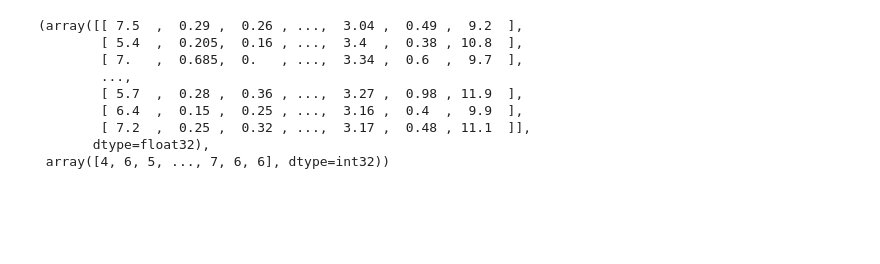
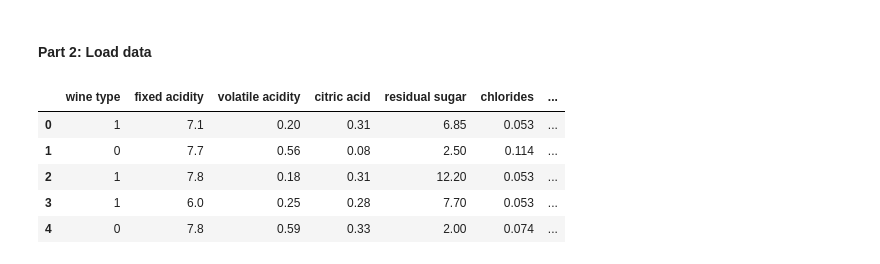
Before and after one commit to borisshapa/wine-quality-secrets, a Jupyter notebook: notebooks/classification-on-wine-quality-dataset.ipynb, the cells around one changed output. Drawn from its saved outputs; the diff is of its cells as text; code cells hidden in the pictures; blank space fills up the shorter version.

```diff
--- a/notebooks/classification-on-wine-quality-dataset.ipynb
+++ b/notebooks/classification-on-wine-quality-dataset.ipynb
@@ -11,25 +48,0 @@ SEED = 21
-# %%
-INT_VALUES = ["free sulfur dioxide", "total sulfur dioxide", "quality"]
-FLOAT_VALUES = ["fixed acidity", "volatile acidity", "citric acid", "residual sugar", "chlorides", "density", "pH", "sulphates", "alcohol"]
-
-def read_data(file_name: str) -> tuple[npt.NDArray[npt.NDArray[np.float32]], npt.NDArray[np.int32]]:
-    data = []
-    labels = []
-
-    with open(TRAIN_DATA, "r", encoding="utf-8") as f:
-        csv_reader = csv.reader(f, delimiter=";")
-        next(csv_reader)
-        for line in csv_reader:
-            labels.append(np.int32(line[-1]))
-            data.append(np.asarray(line[:-1], dtype=np.float32))
-    return np.asarray(data), np.asarray(labels)
-# %% [output]
-(array([[ 7.5  ,  0.29 ,  0.26 , ...,  3.04 ,  0.49 ,  9.2  ],
-        [ 5.4  ,  0.205,  0.16 , ...,  3.4  ,  0.38 , 10.8  ],
-        [ 7.   ,  0.685,  0.   , ...,  3.34 ,  0.6  ,  9.7  ],
-        ...,
-        [ 5.7  ,  0.28 ,  0.36 , ...,  3.27 ,  0.98 , 11.9  ],
-        [ 6.4  ,  0.15 ,  0.25 , ...,  3.16 ,  0.4  ,  9.9  ],
-        [ 7.2  ,  0.25 ,  0.32 , ...,  3.17 ,  0.48 , 11.1  ]],
-       dtype=float32),
- array([4, 6, 5, ..., 7, 6, 6], dtype=int32))
@@ -38,0 +49,2 @@ val_data, val_labels = read_data(VAL_DATA)
+# %% [markdown]
+#### Part 2: Load data
@@ -38,0 +55,9 @@ val_data, val_labels = read_data(VAL_DATA)
+# %%
+train.head()
+# %% [output]
+|  | wine type | fixed acidity | volatile acidity | citric acid | residual sugar | chlorides | ... |
+| 0 | 1 | 7.1 | 0.20 | 0.31 | 6.85 | 0.053 | ... |
+| 1 | 0 | 7.7 | 0.56 | 0.08 | 2.50 | 0.114 | ... |
+| 2 | 1 | 7.8 | 0.18 | 0.31 | 12.20 | 0.053 | ... |
+| 3 | 1 | 6.0 | 0.25 | 0.28 | 7.70 | 0.053 | ... |
+| 4 | 0 | 7.8 | 0.59 | 0.33 | 2.00 | 0.074 | ... |
```
Also changed, not shown: parts of 19 cells of this notebook, 1 other file.
